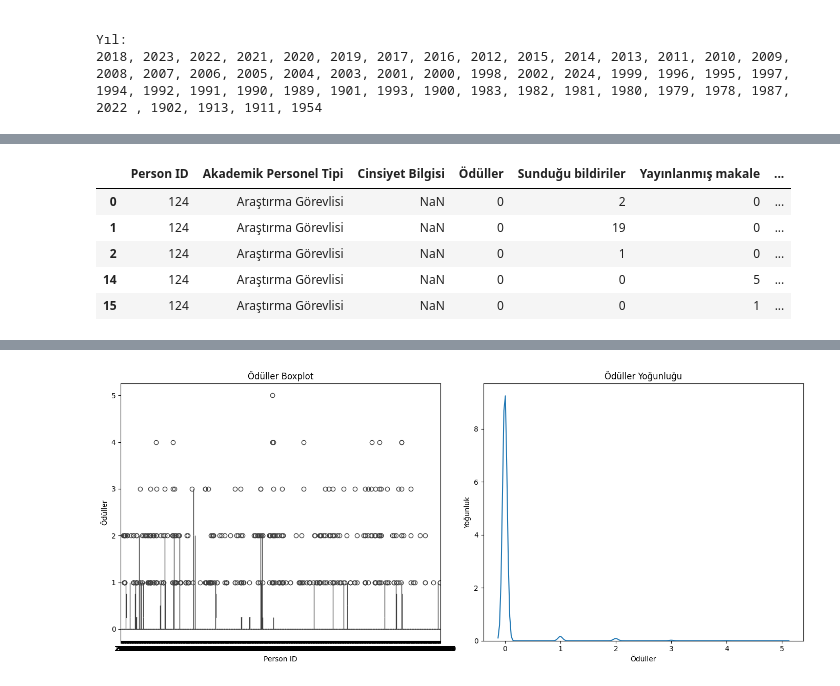
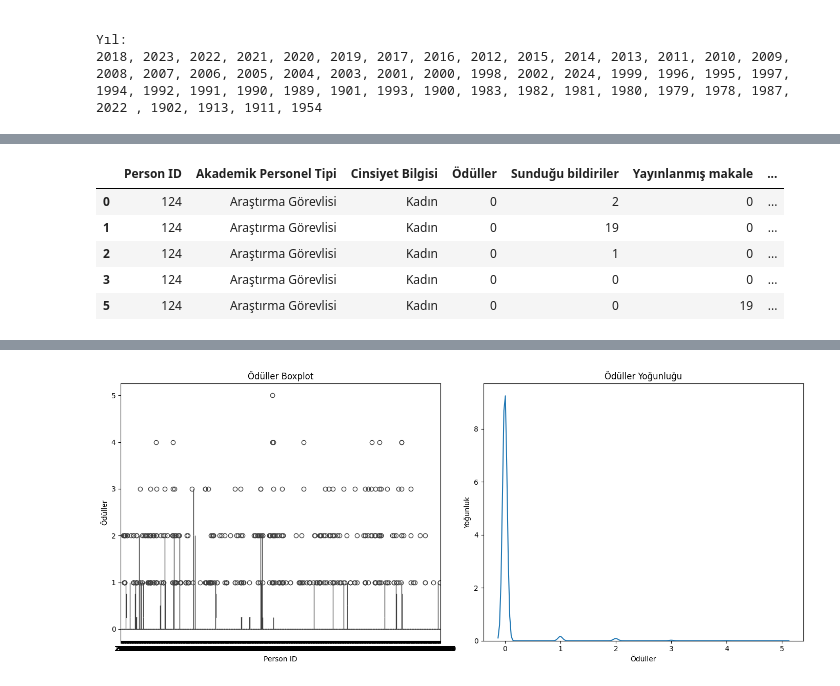
Before and after one commit to elifftop/Proje2, a Jupyter notebook: deneme.ipynb, the cells around one changed output, grey strips where cells are left out. Drawn from its saved outputs; the diff is of its cells as text; code cells hidden in the pictures.

```diff
--- a/deneme.ipynb
+++ b/deneme.ipynb
@@ -409,12 +490,12 @@ print(df)
 # %%
 # Güncellenmiş veri setinin kaydedilmesi ve görüntülenmesi
-df_cleaned.to_csv('cleaned_data_year.csv', index=False)
-df_cleaned.head()
+df.to_csv('cleaned_data_year.csv', index=False)
+df.head()
 # %% [output]
 |  | Person ID | Akademik Personel Tipi | Cinsiyet Bilgisi | Ödüller | Sunduğu bildiriler | Yayınlanmış makale | ... |
-| 0 | 124 | Araştırma Görevlisi | NaN | 0 | 2 | 0 | ... |
-| 1 | 124 | Araştırma Görevlisi | NaN | 0 | 19 | 0 | ... |
-| 2 | 124 | Araştırma Görevlisi | NaN | 0 | 1 | 0 | ... |
-| 14 | 124 | Araştırma Görevlisi | NaN | 0 | 0 | 5 | ... |
-| 15 | 124 | Araştırma Görevlisi | NaN | 0 | 0 | 1 | ... |
+| 0 | 124 | Araştırma Görevlisi | Kadın | 0 | 2 | 0 | ... |
+| 1 | 124 | Araştırma Görevlisi | Kadın | 0 | 19 | 0 | ... |
+| 2 | 124 | Araştırma Görevlisi | Kadın | 0 | 1 | 0 | ... |
+| 3 | 124 | Araştırma Görevlisi | Kadın | 0 | 0 | 0 | ... |
+| 5 | 124 | Araştırma Görevlisi | Kadın | 0 | 0 | 19 | ... |
 # %%
```
Also changed, not shown: parts of 13 cells of this notebook, 1 other file.
